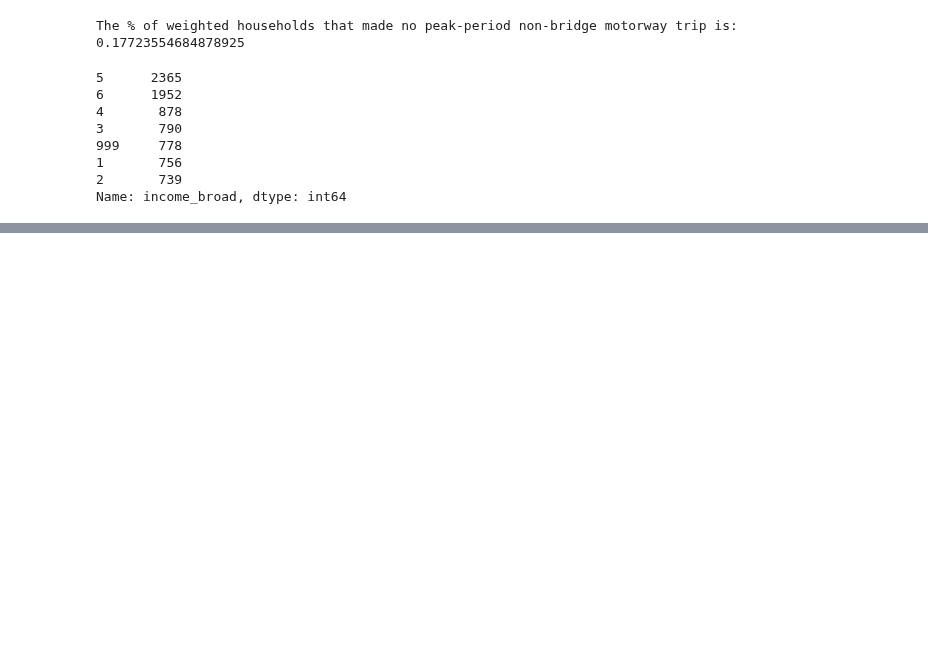
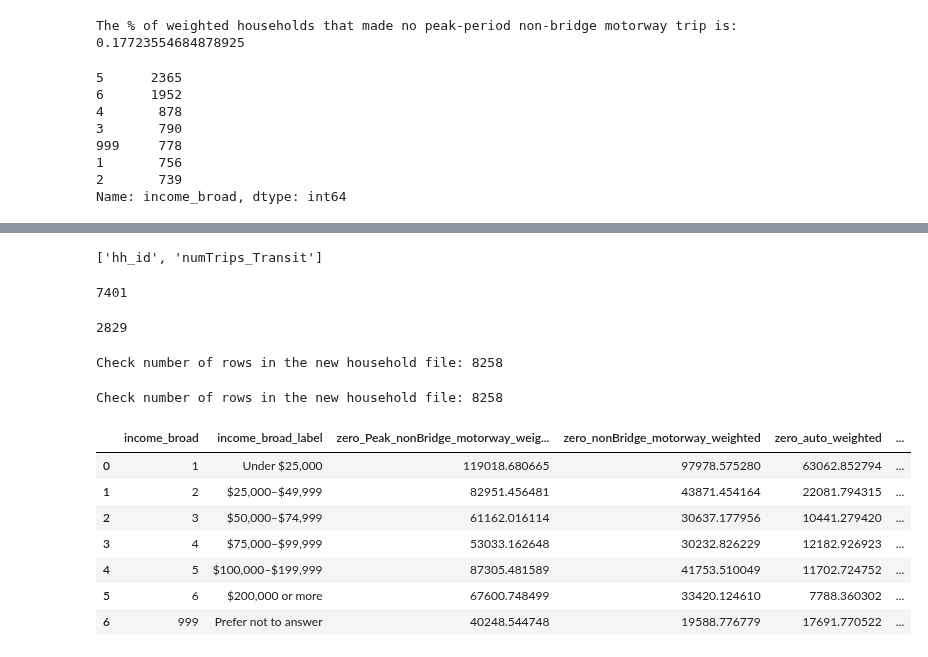
Before and after one commit to BayAreaMetro/Travel-Diary-Surveys, a Jupyter notebook: BATS-2023/Requests/Calc_percent_hh_made_no_motorway_trips.ipynb, the cells around one changed output, grey strips where cells are left out. Cells and saved outputs as stored; diff of their text form; code cells hidden in the pictures; blank space fills up the shorter version.

```diff
--- a/BATS-2023/Requests/Calc_percent_hh_made_no_motorway_trips.ipynb
+++ b/BATS-2023/Requests/Calc_percent_hh_made_no_motorway_trips.ipynb
@@ -323,0 +286,4 @@ output_df
+# %%
+# for each household, sum the number of auto trips  and transit trips
+hh_Auto_trips_df    = trip_df_AutoOnly.groupby('hh_id').size().reset_index(name='numTrips_Auto')
+hh_Transit_trips_df = trip_df_TransitOnly.groupby('hh_id').size().reset_index(name='numTrips_Transit')
@@ -323,0 +294,76 @@ output_df
+# %%
+list(hh_Transit_trips_df.columns)
+# %% [output]
+['hh_id', 'numTrips_Transit']
+# %%
+len(hh_Auto_trips_df)
+# %% [output]
+7401
+# %%
+len(hh_Transit_trips_df)
+# %% [output]
+2829
+# %%
+# join the info about number of household auto trips to the household file
+
+new_hh_df = pd.merge(
+    new_hh_df,
+    hh_Auto_trips_df,
+    on="hh_id",
+    how="left"
+)
+
+# check number of rows
+row_count_newhh = len(new_hh_df)
+print(f"Check number of rows in the new household file: {row_count_newhh}")
+# %% [output]
+Check number of rows in the new household file: 8258
+# %%
+# join the info about number of household transit trips to the household file
+
+new_hh_df = pd.merge(
+    new_hh_df,
+    hh_Transit_trips_df,
+    on="hh_id",
+    how="left"
+)
+
+# check number of rows
+row_count_newhh = len(new_hh_df)
+print(f"Check number of rows in the new household file: {row_count_newhh}")
+# %% [output]
+Check number of rows in the new household file: 8258
+# %%
+#new_hh_df["zero_Peak_nonBridge_motorway"] = new_hh_df["numTrips_Peak_nonBridge_motorway"] == 0
+new_hh_df["zero_auto"] = new_hh_df["numTrips_Auto"].isna()
+new_hh_df["zero_transit"] = new_hh_df["numTrips_Transit"].isna()
+
+#new_hh_df["zero_Peak_nonBridge_motorway_weighted"] = new_hh_df["zero_Peak_nonBridge_motorway"] * new_hh_df["hh_weight_rmove_only"]
+new_hh_df["zero_auto_weighted"] = new_hh_df["zero_auto"] * new_hh_df["hh_weight_rmove_only"]
+new_hh_df["zero_transit_weighted"] = new_hh_df["zero_transit"] * new_hh_df["hh_weight_rmove_only"]
+
+# Group and aggregate
+output_df = new_hh_df.groupby(["income_broad", "income_broad_label"], as_index=False).agg({
+    "zero_Peak_nonBridge_motorway_weighted": "sum",
+    "zero_nonBridge_motorway_weighted": "sum",
+    "zero_auto_weighted"   : "sum",
+    "zero_transit_weighted": "sum",
+    "hh_weight_rmove_only" : "sum"
+})
+
+# Add percent column
+output_df["pct_zero_Peak_nonBridge_motorway_weighted"] = output_df["zero_Peak_nonBridge_motorway_weighted"] / output_df["hh_weight_rmove_only"]
+output_df["pct_zero_nonBridge_motorway_weighted"]      = output_df["zero_nonBridge_motorway_weighted"] / output_df["hh_weight_rmove_only"]
+output_df["pct_zero_auto_weighted"] = output_df["zero_auto_weighted"] / output_df["hh_weight_rmove_only"]
+output_df["pct_zero_transit_weighted"] = output_df["zero_transit_weighted"] / output_df["hh_weight_rmove_only"]
+
+output_df
+# %% [output]
+|  | income_broad | income_broad_label | zero_Peak_nonBridge_motorway_weig... | zero_nonBridge_motorway_weighted | zero_auto_weighted | ... |
+| 0 | 1 | Under $25,000 | 119018.680665 | 97978.575280 | 63062.852794 | ... |
+| 1 | 2 | $25,000–$49,999 | 82951.456481 | 43871.454164 | 22081.794315 | ... |
+| 2 | 3 | $50,000–$74,999 | 61162.016114 | 30637.177956 | 10441.279420 | ... |
+| 3 | 4 | $75,000–$99,999 | 53033.162648 | 30232.826229 | 12182.926923 | ... |
+| 4 | 5 | $100,000–$199,999 | 87305.481589 | 41753.510049 | 11702.724752 | ... |
+| 5 | 6 | $200,000 or more | 67600.748499 | 33420.124610 | 7788.360302 | ... |
+| 6 | 999 | Prefer not to answer | 40248.544748 | 19588.776779 | 17691.770522 | ... |
```
Also changed, not shown: parts of 24 cells of this notebook.
